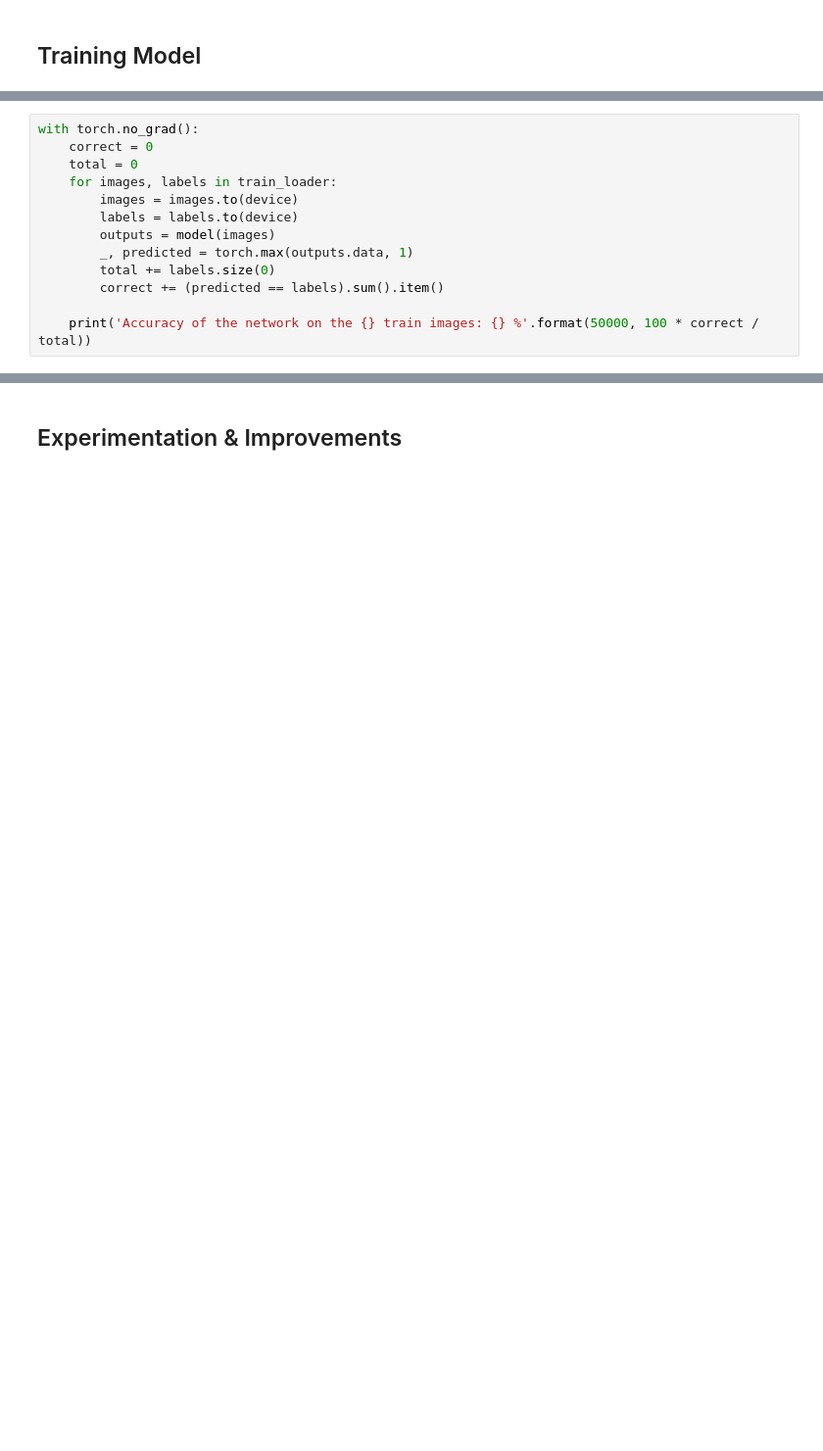
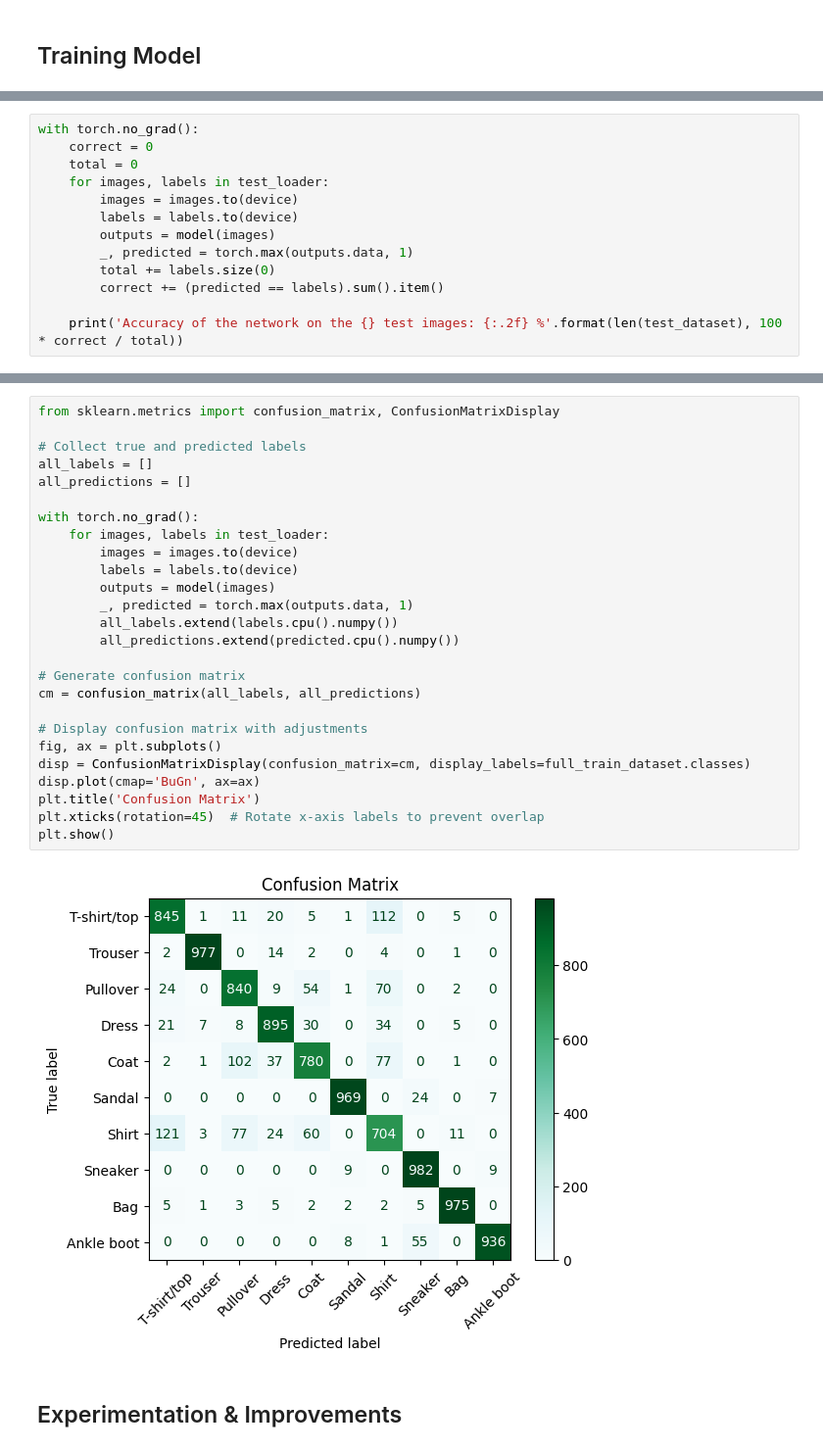
Before and after one commit to samallari/fashion-mnist-cnn, a Jupyter notebook: fashion-mnist-cnn.ipynb, the cells around one changed output, grey strips where cells are left out. Shown at 98% size. Drawn from its saved outputs; the diff is of its cells as text; blank space fills up the shorter version.

```diff
--- a/fashion-mnist-cnn.ipynb
+++ b/fashion-mnist-cnn.ipynb
@@ -203,7 +234,7 @@ plt.show()
 with torch.no_grad():
     correct = 0
     total = 0
-    for images, labels in train_loader:
+    for images, labels in test_loader:
         images = images.to(device)
         labels = labels.to(device)
         outputs = model(images)
@@ -211,5 +242,5 @@ with torch.no_grad():
         total += labels.size(0)
         correct += (predicted == labels).sum().item()
 
-    print('Accuracy of the network on the {} train images: {} %'.format(50000, 100 * correct / total))
+    print('Accuracy of the network on the {} test images: {:.2f} %'.format(len(test_dataset), 100 * correct / total))
 # %% [output]
@@ -217,2 +248,30 @@ Accuracy of the network on the 50000 train images: 91.694 %
+# %%
+from sklearn.metrics import confusion_matrix, ConfusionMatrixDisplay
+
+# Collect true and predicted labels
+all_labels = []
+all_predictions = []
+
+with torch.no_grad():
+    for images, labels in test_loader:
+        images = images.to(device)
+        labels = labels.to(device)
+        outputs = model(images)
+        _, predicted = torch.max(outputs.data, 1)
+        all_labels.extend(labels.cpu().numpy())
+        all_predictions.extend(predicted.cpu().numpy())
+
+# Generate confusion matrix
+cm = confusion_matrix(all_labels, all_predictions)
+
+# Display confusion matrix with adjustments
+fig, ax = plt.subplots()
+disp = ConfusionMatrixDisplay(confusion_matrix=cm, display_labels=full_train_dataset.classes)
+disp.plot(cmap='BuGn', ax=ax)
+plt.title('Confusion Matrix')
+plt.xticks(rotation=45)  # Rotate x-axis labels to prevent overlap
+plt.show()
+# %% [output]
+[figure, added]
 # %% [markdown]
 ## Experimentation & Improvements
```
Also changed, not shown: parts of 8 cells of this notebook.
